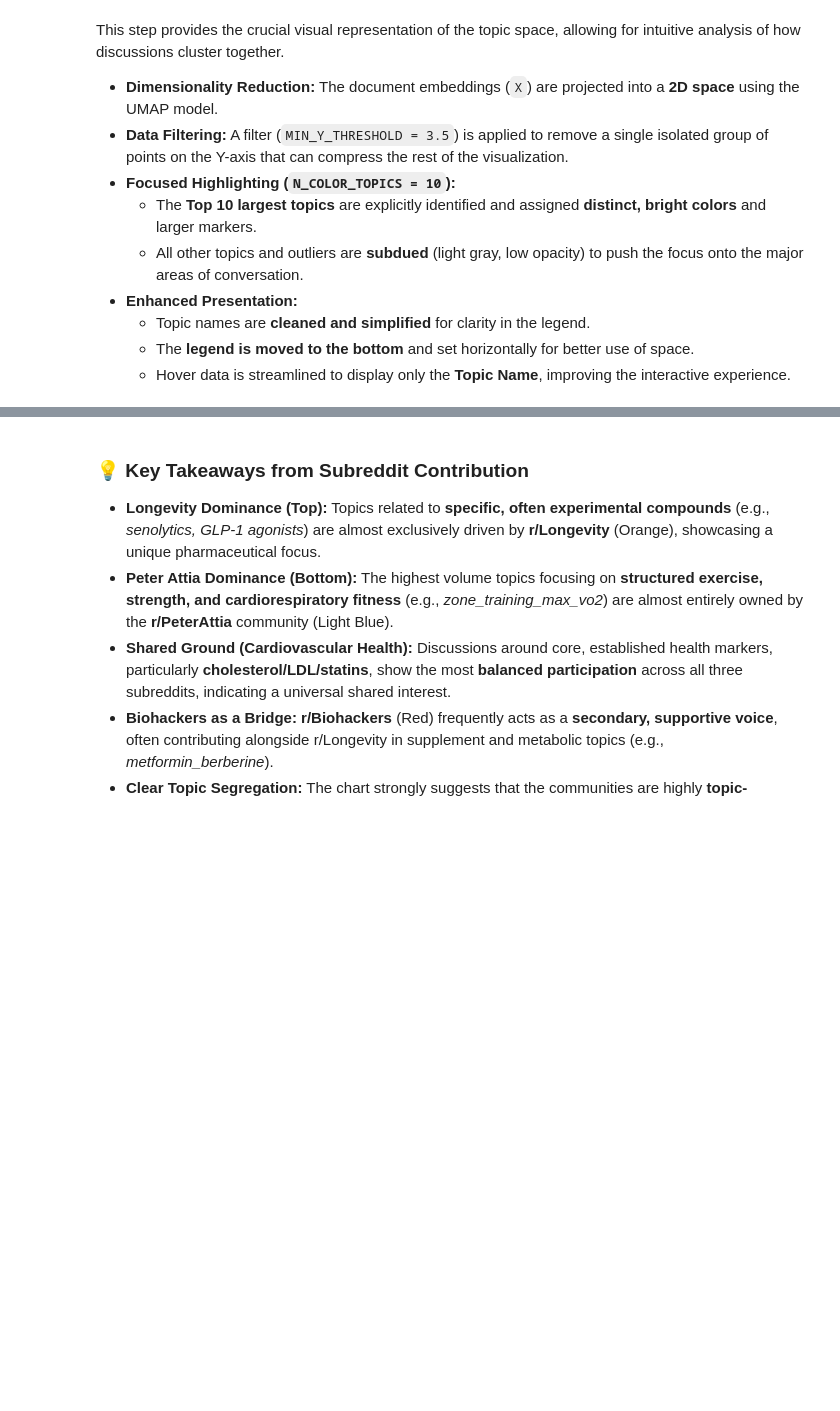
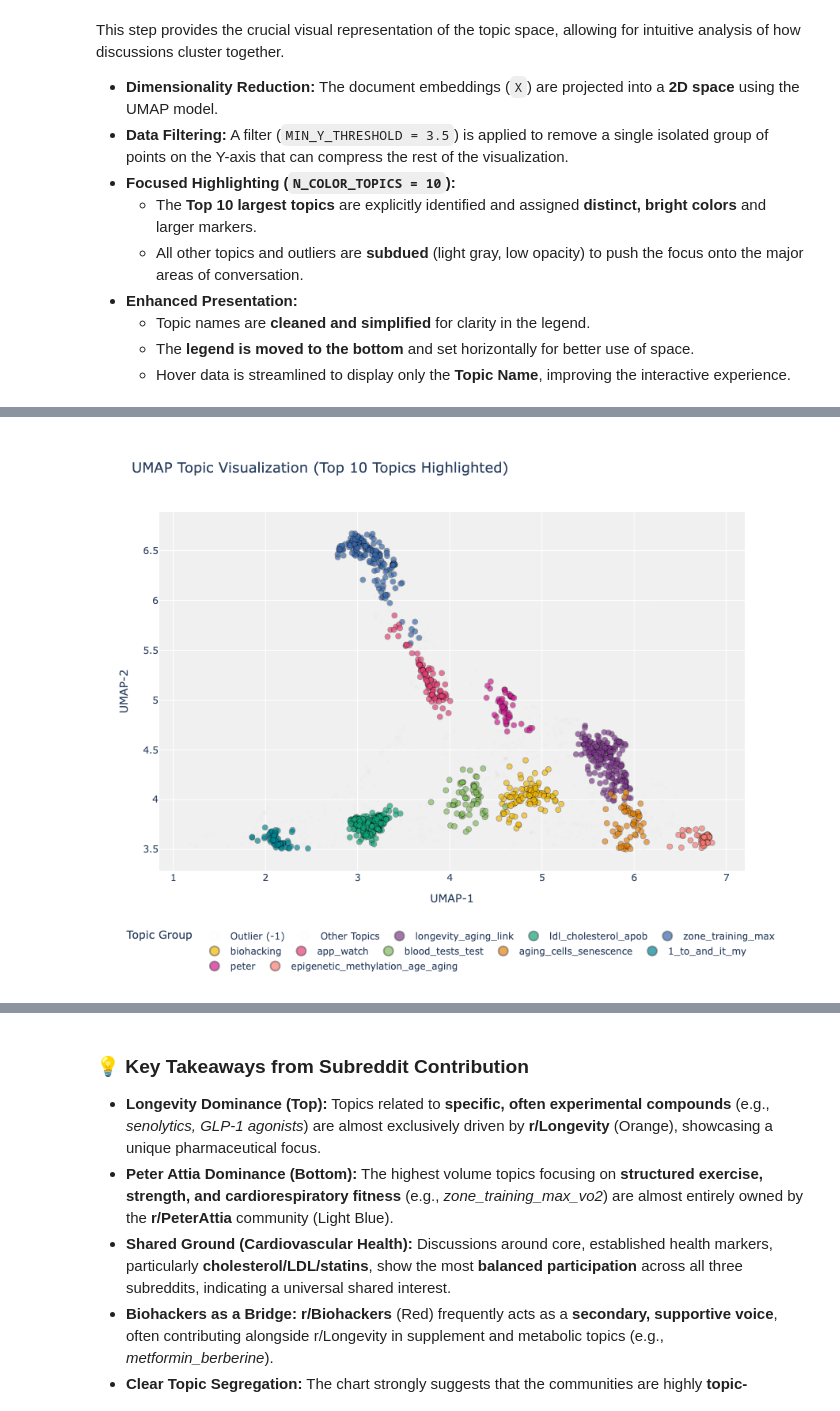
Before and after one commit to MSVWalker/cu-boulder-ms-ai, a Jupyter notebook: Introduction-to-Machine-Learning/unsupervised/CSCA 5632 Unsupervised Algorithms in Machine Learning Final Project/CSCA 5632 Unsupervised Algorithms in Machine Learning Final Project.ipynb, the cells around one changed output, grey strips where cells are left out. Saved outputs shown, nothing was run; the diff lists cells and outputs as text; code cells hidden in the pictures; blank space fills up the shorter version.

Commit message:
Update notebook and visualization outputs

```diff
--- a/Introduction-to-Machine-Learning/unsupervised/CSCA 5632 Unsupervised Algorithms in Machine Learning Final Project/CSCA 5632 Unsupervised Algorithms in Machine Learning Final Project.ipynb
+++ b/Introduction-to-Machine-Learning/unsupervised/CSCA 5632 Unsupervised Algorithms in Machine Learning Final Project/CSCA 5632 Unsupervised Algorithms in Machine Learning Final Project.ipynb
@@ -1042,65 +1038,72 @@ This step provides the crucial visual representation of the topic space, allowin
     * Hover data is streamlined to display only the **Topic Name**, improving the interactive experience.
 # %%
 # ====================================================================
-# === STEP 4: VISUALIZE UMAP CLUSTERS WITH TOP N HIGHLIGHTED (FINAL ENHANCEMENT) ===
+# === STEP 4: VISUALIZE UMAP CLUSTERS WITH TOP N HIGHLIGHTED (FINAL FIXED VERSION) ===
 # ====================================================================
 
 import plotly.express as px
 import pandas as pd
 import numpy as np
+from pathlib import Path
+from IPython.display import display, Image # Import display and Image
 
-N_COLOR_TOPICS = 10 # Number of top topics to highlight with distinct colors
+# --- CONFIG ---
+N_COLOR_TOPICS = 10
 SUBDUED_COLOR_FILL = 'rgba(200, 200, 200, 0.15)'
 SUBDUED_COLOR_LINE = 'rgba(150, 150, 150, 0.05)'
 OUTLIER_NAME   = "Outlier (-1)"
 OTHER_TOPICS_NAME = "Other Topics"
-MIN_Y_THRESHOLD = 3.5 # Threshold to filter out the isolated point
+MIN_Y_THRESHOLD = 3.5
 
+# --- Setup Output Directory ---
+OUTPUT_DIR = Path("visualization_outputs")
+OUTPUT_DIR.mkdir(exist_ok=True)
+print(f"Saving figures to: {OUTPUT_DIR.resolve()}")
 print(f"🎨 Visualizing UMAP embeddings with legend at bottom and simplified hover...")
 
-# Helper to clean topic names for display
+# Helper to clean topic names for display (copying your logic for consistency)
 def clean_topic_name_for_display(topic_name):
     RESIDUAL_GENERIC = {"the", "to", "and", "of", "my", "in", "for", "is", "it", "that", "what", "we", "you", "on", "a", "an", "up", "from"}
-
     words = topic_name.split('_')
-
     cleaned_words = []
     seen = set()
     for word in words:
         if word.lower() not in RESIDUAL_GENERIC and word.strip() != '' and word.lower() not in seen:
             cleaned_words.append(word)
             seen.add(word.lower())
-
     if cleaned_words and cleaned_words[0].isdigit():
         cleaned_words = cleaned_words[1:]
-
     if not cleaned_words:
         return topic_name
-
     return '_'.join(cleaned_words[:4])
 
 
 # 1. Get the 2D UMAP embeddings
-if topic_model.umap_model.n_components != 2:
-    print(f"⚠️ Warning: UMAP has {topic_model.umap_model.n_components} components. This plot expects 2D.")
-    if topic_model.umap_model.n_components > 2:
-        print("   Using first two components for visualization.")
+try:
+    # 🚨 CRITICAL FIX: Use the variable 'X' (the embeddings matrix) for transformation
+    if topic_model.umap_model.n_components != 2:
+        print(f"⚠️ Warning: UMAP has {topic_model.umap_model.n_components} components. Using first two for visualization.")
         umap_embeddings_2d = topic_model.umap_model.transform(X)[:, :2]
     else:
-        print("   UMAP has only 1 component. Cannot create 2D scatter plot.")
-        umap_embeddings_2d = None
-else:
-    umap_embeddings_2d = topic_model.umap_model.transform(X)
+        umap_embeddings_2d = topic_model.umap_model.transform(X)
+
+except Exception as e:
+    print(f"❌ Error during UMAP transformation: {e}")
+    umap_embeddings_2d = None
+
 
 if umap_embeddings_2d is None:
-    print("❌ Cannot create UMAP visualization with current UMAP configuration.")
+    print("❌ Cannot create UMAP visualization.")
 else:
-    # Create a DataFrame for plotting
+    # 2. Prepare DataFrame for plotting
     plot_df = pd.DataFrame(umap_embeddings_2d, columns=['x', 'y'])
-    plot_df['topic_id'] = df['topic_global']
-    plot_df['document'] = df['doc']
 
-    # Apply y-axis threshold to filter out the isolated point
+    # Ensure alignment: UMAP output length must match original DataFrame length
+    # Use topic_raw from the 'df' DataFrame (which should be the same length as X)
+    plot_df['topic_id'] = df['topic_raw'].values[:len(plot_df)]
+    plot_df['document'] = df['doc'].values[:len(plot_df)]
+
+    # Apply y-axis threshold
     plot_df = plot_df[plot_df['y'] >= MIN_Y_THRESHOLD].copy()
 
     # Get topic names and clean them for display
@@ -1110,7 +1113,7 @@ else:
 
     plot_df['topic_name'] = plot_df['topic_id'].map(topic_names_map)
 
-    # 2. Identify top N_COLOR_TOPICS
+    # 3. Identify top N_COLOR_TOPICS for highlighting
     topic_counts = plot_df['topic_id'].value_counts()
     top_topics_ids = topic_counts[topic_counts.index != -1].head(N_COLOR_TOPICS).index.tolist()
 
@@ -1133,16 +1136,13 @@ else:
     for i, topic_id in enumerate(top_topics_ids):
         color_discrete_map[topic_names_map[topic_id]] = distinct_colors[i % len(distinct_colors)]
 
-    # 3. Create the Plotly scatter plot
+    # 4. Create the Plotly scatter plot
     fig = px.scatter(
         plot_df,
         x='x',
         y='y',
         color='color_group',
-        # --- KEY CHANGE 1: Simplify hover data to only show topic name ---
-        hover_data={'color_group': True, 'x': False, 'y': False},
-        # You can use 'hover_name' if you want a large label on hover
-        # hover_name='topic_name',
+        hover_data={'color_group': True, 'x': False, 'y': False, 'document': True},
         title=f'UMAP Topic Visualization (Top {N_COLOR_TOPICS} Topics Highlighted)',
         labels={'x': 'UMAP-1', 'y': 'UMAP-2', 'color_group': 'Topic Group'},
         color_discrete_map=color_discrete_map,
@@ -1150,7 +1150,7 @@ else:
         width=900
     )
 
-    # Update traces for visual distinction (same as before)
+    # Update traces for visual distinction
     for trace in fig.data:
         if trace.name in [OUTLIER_NAME, OTHER_TOPICS_NAME]:
             trace.marker.opacity = 0.2
@@ -1163,7 +1163,7 @@ else:
             trace.marker.line.color = 'rgba(0,0,0,0.5)'
             trace.marker.line.width = 0.8
 
-    # --- KEY CHANGE 2: Move legend to the bottom ---
+    # Move legend to the bottom
     fig.update_layout(
         showlegend=True,
         hovermode="closest",
@@ -1172,15 +1172,22 @@ else:
         title_font_size=18,
         legend_title_text='Topic Group',
         legend=dict(
-            orientation="h",       # Horizontal orientation
-            yanchor="top",         # Anchor at the top of the legend area
-            y=-0.15,               # Position the legend below the plot (adjust this value as needed)
-            xanchor="center",      # Center the legend horizontally
+            orientation="h",
+            yanchor="top",
+            y=-0.15,
+            xanchor="center",
             x=0.5,
             itemsizing='constant'
         )
     )
 
     fig.show()
-    print("✅ UMAP visualization generated with enhanced styling.")
+
+    # **EXPORT FIGURE 3**
+    fig_umap_path = OUTPUT_DIR / "4_umap_topic_clusters.png"
+    fig.write_image(fig_umap_path)
+    # Display the saved PNG inline
+    display(Image(filename=fig_umap_path))
+
+    print("✅ UMAP visualization generated and saved to PNG successfully.")
 # %% [output]
@@ -1190,0 +1197 @@ else:
+[figure, added]
```
Also changed, not shown: parts of 3 cells of this notebook.
